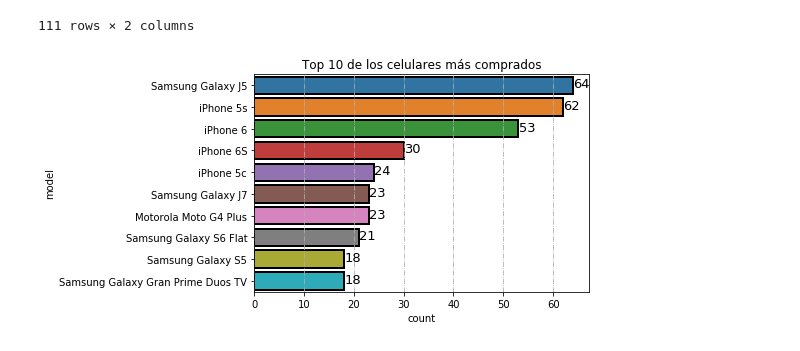
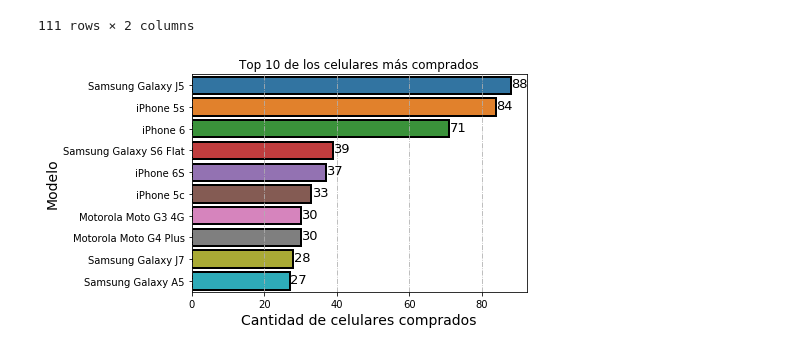
Before and after one commit to SDorgan/TP_Orga_Datos_2018_2C, a Jupyter notebook: Celulares mas vendidos.ipynb, the cells around one changed output. Saved outputs shown, nothing was run; the diff lists cells and outputs as text; code cells hidden in the pictures.

```diff
--- a/Celulares mas vendidos.ipynb
+++ b/Celulares mas vendidos.ipynb
@@ -40,6 +40,6 @@ conversion_r.head()
 | 6985 | 2018-02-09 22:07:07 | conversion | 01db2fe6 | NaN | 6357 | Samsung Galaxy J5 | Bom | 16GB | Preto | NaN | ... | ... |
 5 rows × 23 columns
 # %%
-conversion = conversion_r.drop(["timestamp","url","skus","search_term","staticpage","campaign_source","search_engine","channel","new_vs_returning","city","region","country","device_type","screen_resolution","operating_system_version","browser_version","condition","storage","color"],axis='columns').drop_duplicates()
+conversion = conversion_r.drop(["url","skus","search_term","staticpage","campaign_source","search_engine","channel","new_vs_returning","city","region","country","device_type","screen_resolution","operating_system_version","browser_version"],axis='columns')
 conversion.head()
 # %% [output]
@@ -75,10 +75,12 @@ cellphone.reset_index()
 # %%
 cell = sns.countplot(data=conversion, y = 'model',edgecolor=(0,0,0), linewidth=2, order = conversion['model'].value_counts().iloc[0:10].index )
 cell.set_title('Top 10 de los celulares más comprados')
+cell.set_ylabel('Modelo',fontsize=14)
+cell.set_xlabel('Cantidad de celulares comprados',fontsize=14)
 cell.grid(True, which='major', linestyle='-.', axis='x' )
 
 for i in cell.patches:
     cell.text(i.get_width()+.1, i.get_y()+.50, \
             str(round((i.get_width()), 2)), fontsize=13, color='black')
 # %% [output]
-[figure, old version]
+[figure, new version]
```
Also changed, not shown: parts of 1 cell of this notebook, 2 other files.
